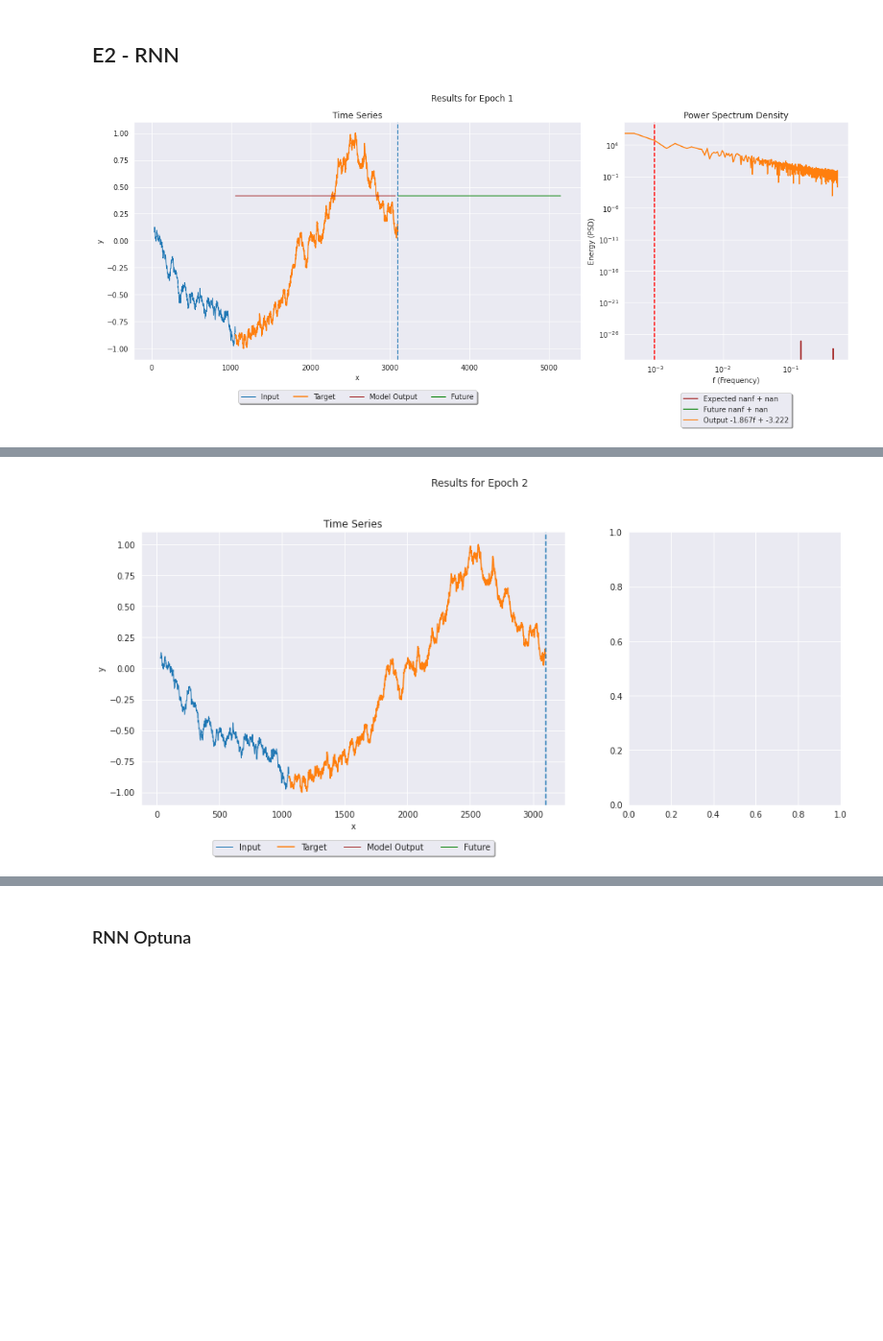
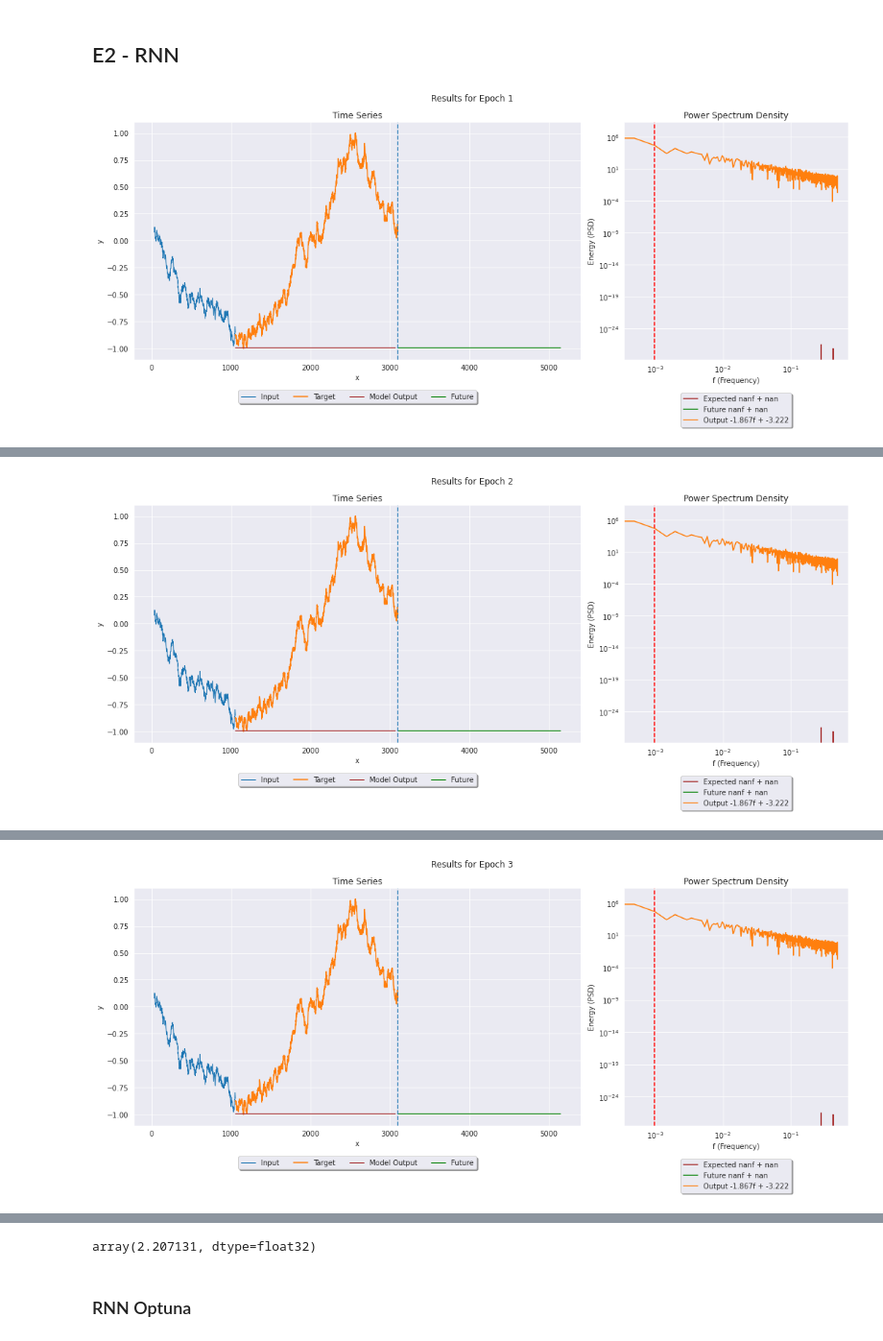
Before and after one commit to barauna-lo/Colored_Noise, a Jupyter notebook: CervejaGratis.ipynb, the cells around one changed output, grey strips where cells are left out. Shown at 96% size. Drawn from its saved outputs; the diff is of its cells as text; code cells hidden in the pictures; blank space fills up the shorter version.

```diff
--- a/CervejaGratis.ipynb
+++ b/CervejaGratis.ipynb
@@ -1734,30 +1835,30 @@ TypeError: ignored
 # %%
 n_cut         = 1
 epochs        = 3
 low_freq_cut  = 0
 high_freq_cut = 0
 #model = RNN_GNI(hidden_layers=32,isGNI=False)
 model = RNN_GNI2(n_layers      = 4,
                  hidden_layers = [3,3,32,64,54],
                  dropouts      = [0.1,0.1,0.1,0.1,0],
                  isGNI         = False)
 title = 'RNN'
 
-optimiser = torch.optim.LBFGS(model.parameters(), lr=0.1)#,momentum=0.9)
+#optimiser = torch.optim.LBFGS(model.parameters(), lr=0.1)#,momentum=0.9)
 #optimiser = torch.optim.SGD(model.parameters(), lr=0.01, momentum=0.9)
-#optimizer = torch.optim.Adam(model.parameters(), lr=0.0001)#, momentum=0.9)
+optimizer = torch.optim.Adam(model.parameters(), lr=0.0001)#, momentum=0.9)
 l = DBeta(n_cut,
           low_freq_cut  = low_freq_cut,
           high_freq_cut = high_freq_cut)
 
 training_loop(epochs,model, optimiser,l,
               trainX.float(), trainY.float(),
               trainX_test.float(), trainY_test.float(),
               future        = len(trainY[0]),
               n_cut         = n_cut,
               plot_results_during_traing=True,
               save_results  = False,
               verbose       = True,
               file_name=f'model_{title}_ncut{n_cut}_GNI.plk')
 # %% [output]
-[figure, old version]
+[figure, new version]
@@ -1764,0 +1866 @@ Epoch: 1, Train Loss: 1.69884, Validation Loss: 1.94868, Time 43.264 s
+[figure, new version]
@@ -1766 +1868 @@ ValueError: ignored
-[figure, old version]
+[figure, added]
@@ -1767,3 +1870,4 @@ ValueError: ignored
+array(2.207131, dtype=float32)
 # %% [markdown]
 ### RNN Optuna
 # %%
```
Also changed, not shown: parts of 7 cells of this notebook.
